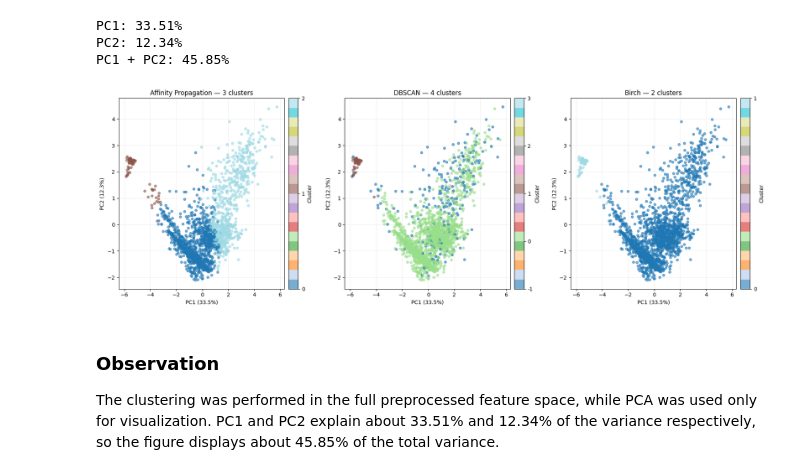
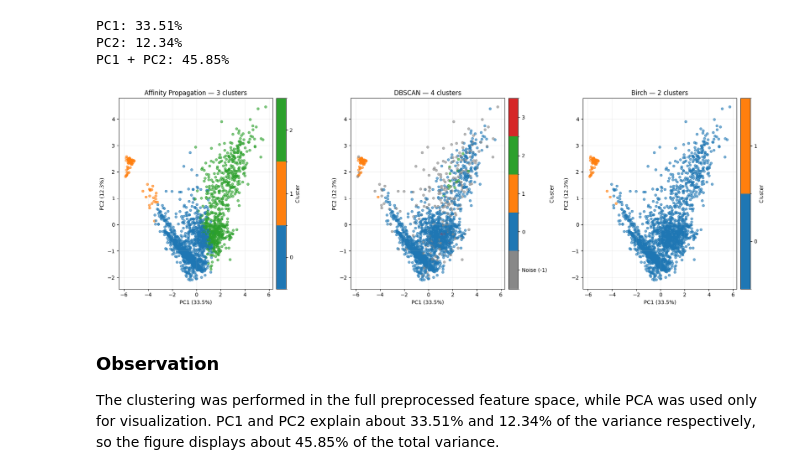
Before and after one commit to kenshin812/data_analysis, a Jupyter notebook: assignment2/submission.ipynb, the cells around one changed output. Saved outputs shown, nothing was run; the diff lists cells and outputs as text; code cells hidden in the pictures.

Commit message:
change the visualization on task 3

```diff
--- a/assignment2/submission.ipynb
+++ b/assignment2/submission.ipynb
@@ -558,6 +558,9 @@ PC1: 33.51%
 PC2: 12.34%
 PC1 + PC2: 45.85%
 # %%
+from matplotlib.colors import ListedColormap, BoundaryNorm
+from matplotlib.cm import ScalarMappable
+
 results = [
     ("Affinity Propagation", labels_ap),
     ("DBSCAN", labels_dbscan),
@@ -576,37 +579,54 @@ for ax, (name, labels) in zip(axes, results):
     # Convert cluster IDs to consecutive integers
     # for visualization
     label_map = {label: i for i, label in enumerate(unique_labels)}
     plot_labels = np.array([label_map[label] for label in labels])
 
+    # One color per category; noise is a separate gray category.
+    cluster_labels = [label for label in unique_labels if label != -1]
+    palette_name = "tab10" if len(cluster_labels) <= 10 else "tab20"
+    palette = plt.get_cmap(palette_name)
+    if len(cluster_labels) > 20:
+        palette = plt.get_cmap("hsv", len(cluster_labels))
+    cluster_colors = {label: palette(j) for j, label in enumerate(cluster_labels)}
+    colors = ["#888888" if label == -1 else cluster_colors[label]
+              for label in unique_labels]
+    cmap = ListedColormap(colors)
+    boundaries = np.arange(len(unique_labels) + 1) - 0.5
+    norm = BoundaryNorm(boundaries, cmap.N)
+
     scatter = ax.scatter(
         X_pca[:, 0],
         X_pca[:, 1],
         c=plot_labels,
-        cmap="tab20",
+        cmap=cmap,
+        norm=norm,
         s=20,
         alpha=0.6)
 
     ax.set_xlabel(f"PC1 ({pc1_ratio:.1f}%)")
     ax.set_ylabel(f"PC2 ({pc2_ratio:.1f}%)")
     ax.set_title(f"{name} — {n_clusters} clusters")
     ax.grid(alpha=0.2)
 
     # Avoid unreadable colorbars when there
     # are too many clusters
     if len(unique_labels) <= 15:
         colorbar = fig.colorbar(
-            scatter,
+            ScalarMappable(norm=norm, cmap=cmap),
             ax=ax,
+            boundaries=boundaries,
             ticks=range(len(unique_labels)),
+            spacing="uniform",
             pad=0.02)
         colorbar.set_label("Cluster")
-        colorbar.set_ticklabels(unique_labels)
+        colorbar.set_ticklabels(["Noise (-1)" if label == -1 else str(label)
+                                 for label in unique_labels])
 
 
 plt.tight_layout()
 plt.show()
 # %% [output]
-[figure, old version]
+[figure, new version]
 # %% [markdown]
 ### Observation
 
```
Also changed, not shown: parts of 2 cells of this notebook.
